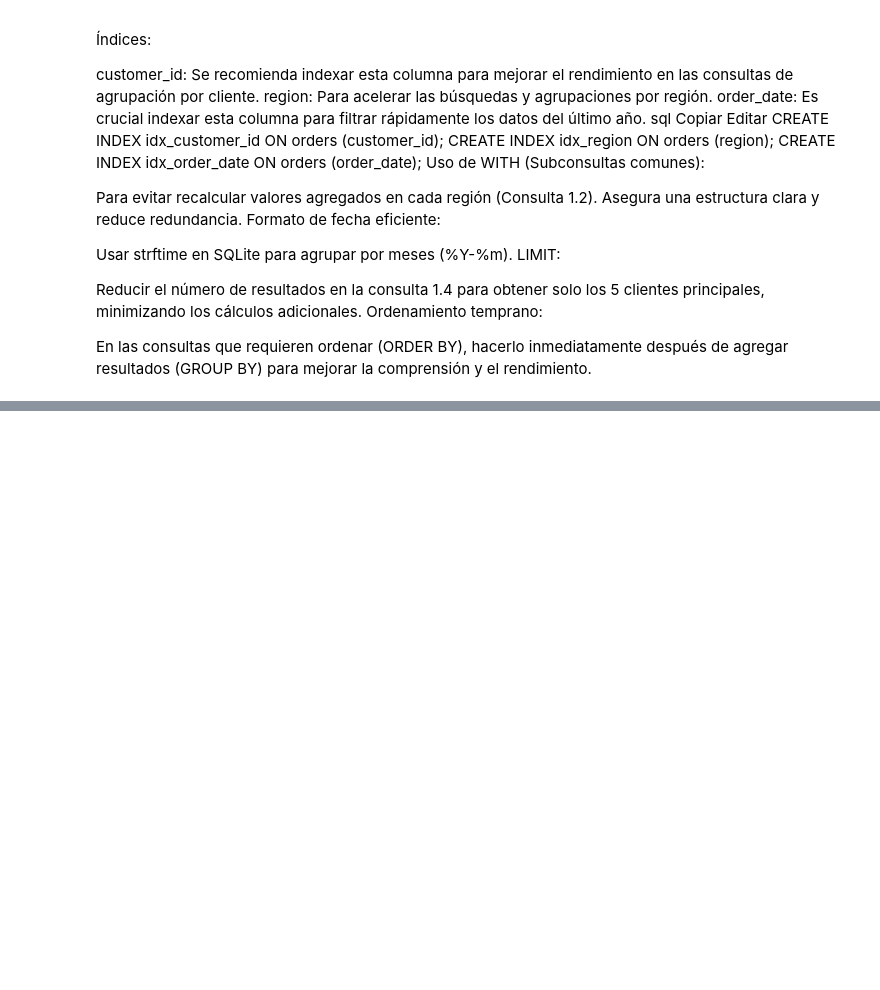
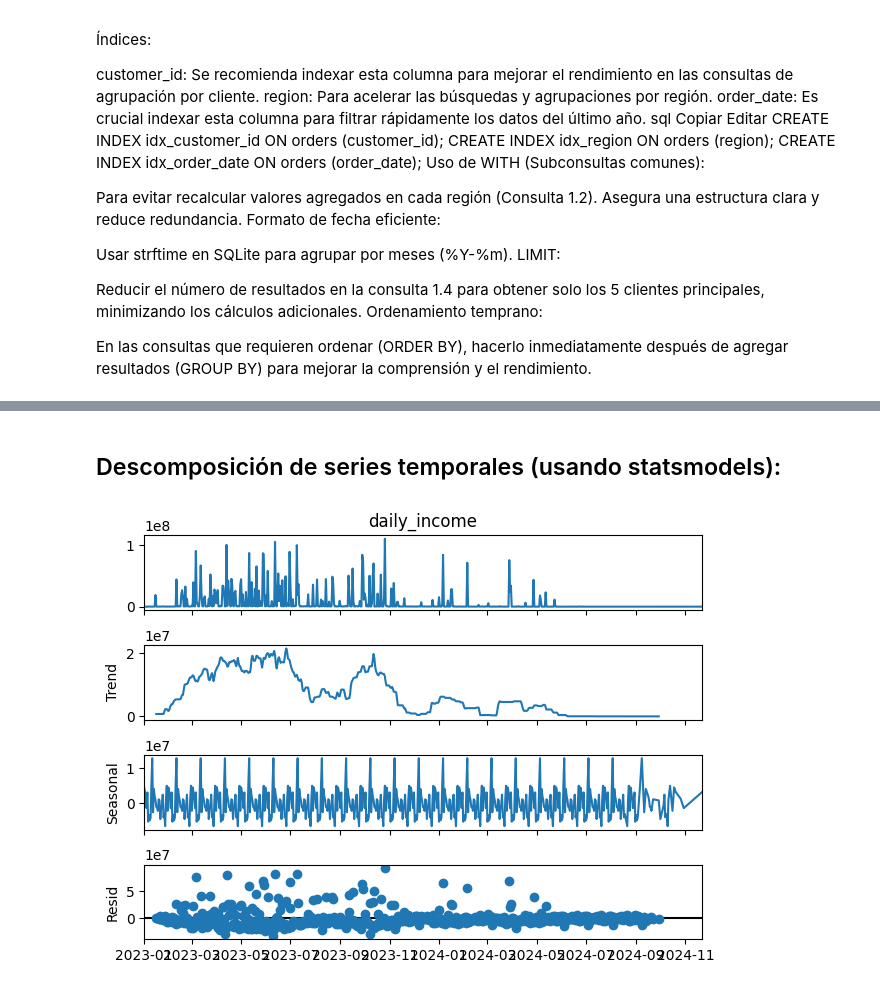
Before and after one commit to edwinpulgarin/Analisis_Proyeccion, a Jupyter notebook: Analisis_Proyeccion.ipynb, the cells around one changed output, grey strips where cells are left out. Saved outputs shown, nothing was run; the diff lists cells and outputs as text; code cells hidden in the pictures; blank space fills up the shorter version.

Commit message:
Generacion Modelo

```diff
--- a/Analisis_Proyeccion.ipynb
+++ b/Analisis_Proyeccion.ipynb
@@ -327,0 +484,10 @@ En las consultas que requieren ordenar (ORDER BY), hacerlo inmediatamente despu
+# %% [markdown]
+## Descomposición de series temporales (usando statsmodels):
+# %%
+from statsmodels.tsa.seasonal import seasonal_decompose
+
+decomposition = seasonal_decompose(daily_income, model='additive', period=30)
+decomposition.plot()
+plt.show()
+# %% [output]
+[figure, added]
```
Also changed, not shown: parts of 29 cells of this notebook, 1 other file.
